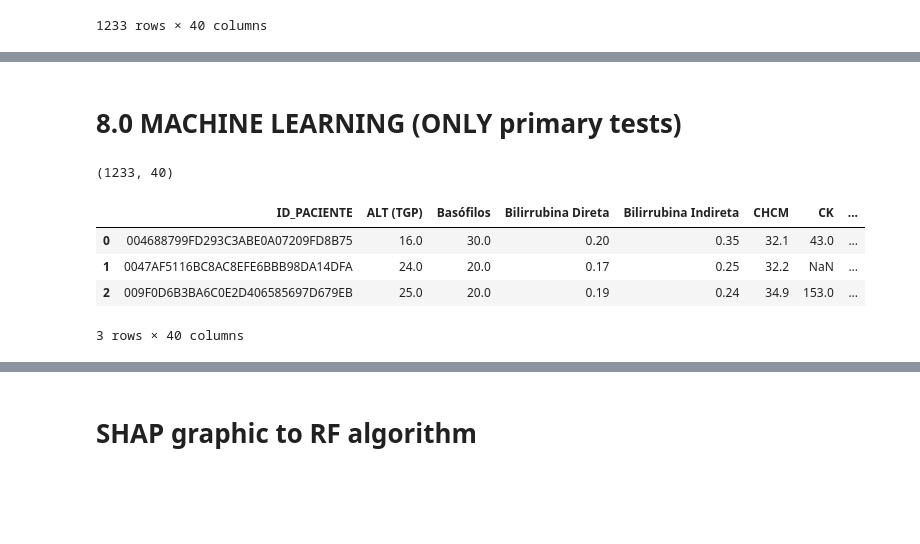
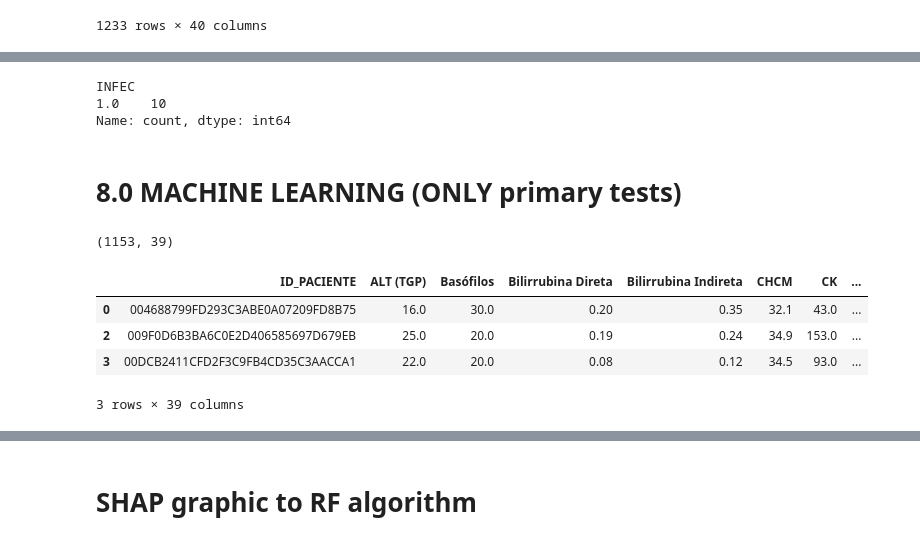
Before and after one commit to filipeloyola/HCAI_prediction, a Jupyter notebook: DatasetConstruction/Dataset_construction.ipynb, the cells around one changed output, grey strips where cells are left out. Drawn from its saved outputs; the diff is of its cells as text; code cells hidden in the pictures; blank space fills up the shorter version.

```diff
--- a/DatasetConstruction/Dataset_construction.ipynb
+++ b/DatasetConstruction/Dataset_construction.ipynb
@@ -926,7 +983,7 @@ df["count"].sum()
 # %% [markdown]
 # 6.0 Missing values
 # %%
-df6 = df5_1.copy(deep=True)
+df6 = df5_2.copy(deep=True)
 
 ausentes = df6.isnull().sum()
 
@@ -1442,7 +1499,7 @@ df7.head(3)
 3 rows × 40 columns
 # %%
 # Spreadsheet import
-df_pacientes_positivos = pd.read_excel('DatasetConstruction/pacientes_positivos.xlsx', sheet_name='Sheet1')
+df_pacientes_positivos = pd.read_excel('pacientes_positivos.xlsx', sheet_name='Sheet1')
 
 # Column to list
 lista_pacientes = df_pacientes_positivos["PACIENTE"].values.tolist()
@@ -1460,7 +1517,7 @@ See the caveats in the documentation: https://pandas.pydata.org/pandas-docs/stab
 168
 # %%
 # negative patients spreadsheet import
-df_pacientes_negativos = pd.read_excel('DatasetConstruction/pacientes_negativos.xlsx', sheet_name='Sheet1')
+df_pacientes_negativos = pd.read_excel('pacientes_negativos.xlsx', sheet_name='Sheet1')
 
 # column to list
 lista_pacientes = df_pacientes_negativos[0].values.tolist()
@@ -1623,0 +1700,15 @@ NameError: name 'df7_1' is not defined
+# %%
+# delete only year birth == np.nan and infec == 0
+
+# conditions
+#filter1 = df7_1['Ano nascimento'].isna()
+#filter2 = df7_1['INFEC'] == 0
+
+# Filtering
+#df_filtrado = df7_1.query("filter1 & filter2")
+df_filtrado = df7_1.query("`Ano nascimento`.isna() & `INFEC` == 0")
+
+# drop lines
+df7_1.drop(df_filtrado.index, axis=0, inplace=True)
+
+df7_1
@@ -1624,3 +1729,13 @@ NameError: name 'df7_1' is not defined
+# %%
+# Analyze Ano nascimento == np.nan
+df_2 = df7_1[df7_1["Ano nascimento"].isna()]
+
+# Analyze target
+df_2["INFEC"].value_counts()
+# %% [output]
+INFEC
+1.0    10
+Name: count, dtype: int64
 # %%
 df7_1.to_csv("dataset.csv")
 # %%
@@ -1628,18 +1743,18 @@ df7_1.to_csv("dataset.csv")
 # %% [markdown]
 # 8.0 **MACHINE LEARNING** (ONLY primary tests)
 # %%
-df8 = df7.copy(deep=True)
+df8 = df7_1.copy(deep=True)
 
 print(df8.shape)
 
 df8.head(3)
 # %% [output]
-(1233, 40)
+(1153, 39)
 |  | ID_PACIENTE | ALT (TGP) | Basófilos | Bilirrubina Direta | Bilirrubina Indireta | CHCM | CK | ... |
 | 0 | 004688799FD293C3ABE0A07209FD8B75 | 16.0 | 30.0 | 0.20 | 0.35 | 32.1 | 43.0 | ... |
-| 1 | 0047AF5116BC8AC8EFE6BBB98DA14DFA | 24.0 | 20.0 | 0.17 | 0.25 | 32.2 | NaN | ... |
 | 2 | 009F0D6B3BA6C0E2D406585697D679EB | 25.0 | 20.0 | 0.19 | 0.24 | 34.9 | 153.0 | ... |
+| 3 | 00DCB2411CFD2F3C9FB4CD35C3AACCA1 | 22.0 | 20.0 | 0.08 | 0.12 | 34.5 | 93.0 | ... |
-3 rows × 40 columns
+3 rows × 39 columns
 # %%
 #algorithms
 algorithms = {
```
Also changed, not shown: parts of 19 cells of this notebook, 7 other files.
